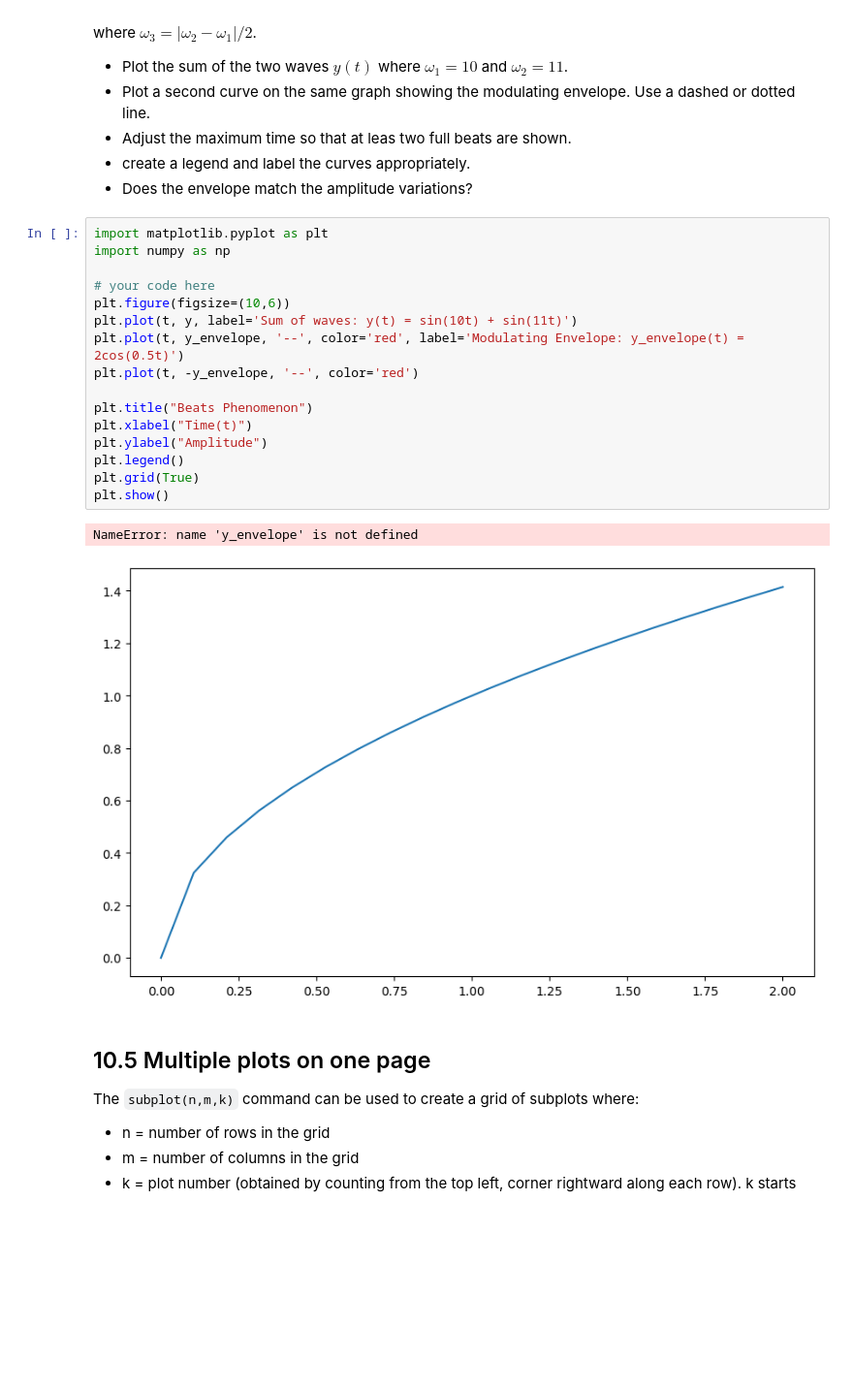
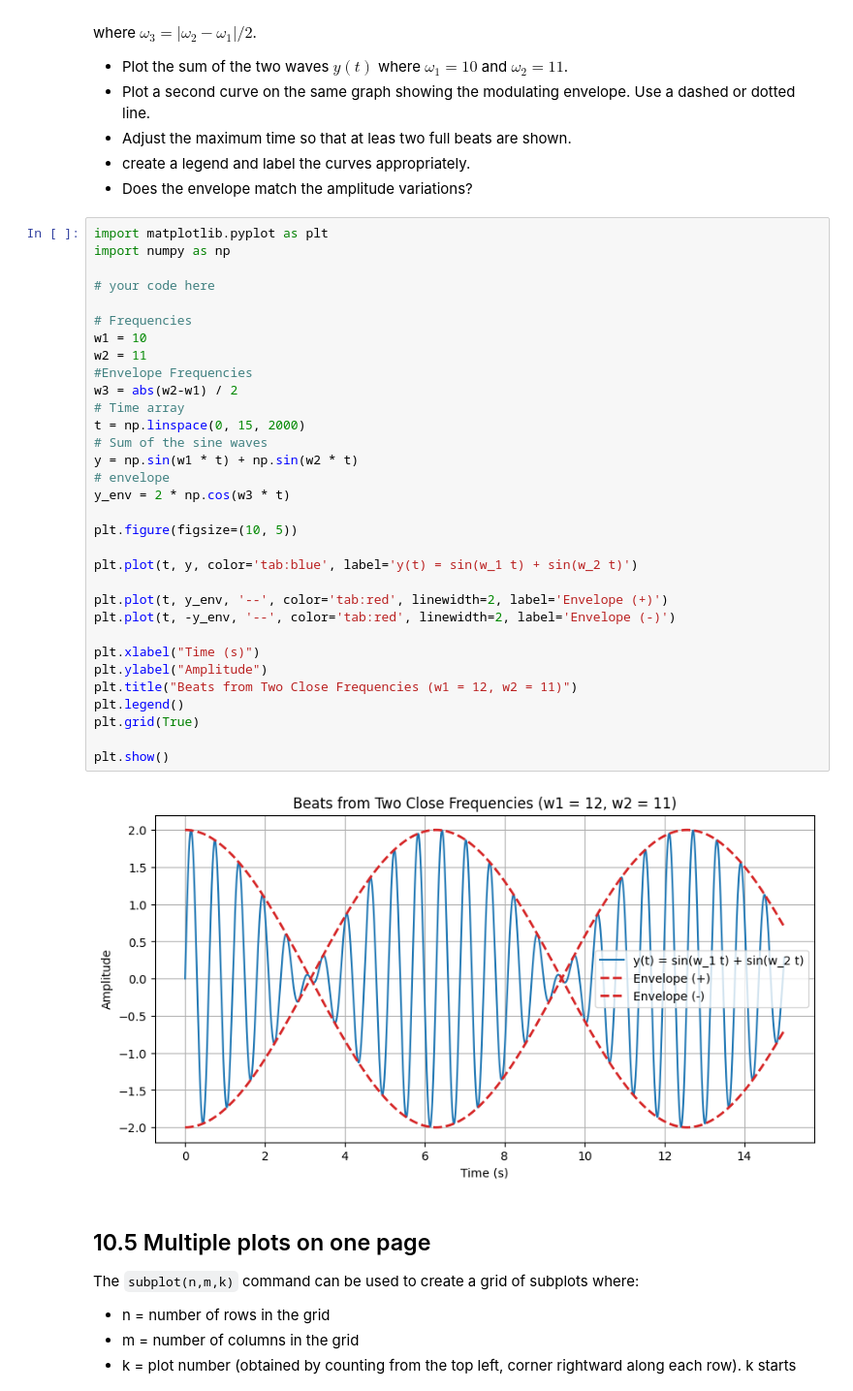
Before and after one commit to ASK3Y/Computational-Physics, a Jupyter notebook: Python_Tutorials/Chapter_10_2D_Plots_Part_1.ipynb, the cells around one changed output. Shown at 97% size. Drawn from its saved outputs; the diff is of its cells as text; blank space fills up the shorter version.

Commit message:
Chapter 10 2D Plots Part 1 Assignment Complete

```diff
--- a/Python_Tutorials/Chapter_10_2D_Plots_Part_1.ipynb
+++ b/Python_Tutorials/Chapter_10_2D_Plots_Part_1.ipynb
@@ -291,22 +335,37 @@ where $\omega_3 = |\omega_2-\omega_1|/2$.
 # %%
 import matplotlib.pyplot as plt
 import numpy as np
 
 # your code here
-plt.figure(figsize=(10,6))
-plt.plot(t, y, label='Sum of waves: y(t) = sin(10t) + sin(11t)')
-plt.plot(t, y_envelope, '--', color='red', label='Modulating Envelope: y_envelope(t) = 2cos(0.5t)')
-plt.plot(t, -y_envelope, '--', color='red')
 
-plt.title("Beats Phenomenon")
-plt.xlabel("Time(t)")
+# Frequencies
+w1 = 10
+w2 = 11
+#Envelope Frequencies
+w3 = abs(w2-w1) / 2
+# Time array
+t = np.linspace(0, 15, 2000)
+# Sum of the sine waves
+y = np.sin(w1 * t) + np.sin(w2 * t)
+# envelope
+y_env = 2 * np.cos(w3 * t)
+
+plt.figure(figsize=(10, 5))
+
+plt.plot(t, y, color='tab:blue', label='y(t) = sin(w_1 t) + sin(w_2 t)')
+
+plt.plot(t, y_env, '--', color='tab:red', linewidth=2, label='Envelope (+)')
+plt.plot(t, -y_env, '--', color='tab:red', linewidth=2, label='Envelope (-)')
+
+plt.xlabel("Time (s)")
 plt.ylabel("Amplitude")
+plt.title("Beats from Two Close Frequencies (w1 = 12, w2 = 11)")
 plt.legend()
 plt.grid(True)
+
 plt.show()
 # %% [output]
-NameError: name 'y_envelope' is not defined
-[figure, old version]
+[figure, new version]
 # %% [markdown]
 ## 10.5 Multiple plots on one page
 
```
Also changed, not shown: parts of 6 cells of this notebook.
